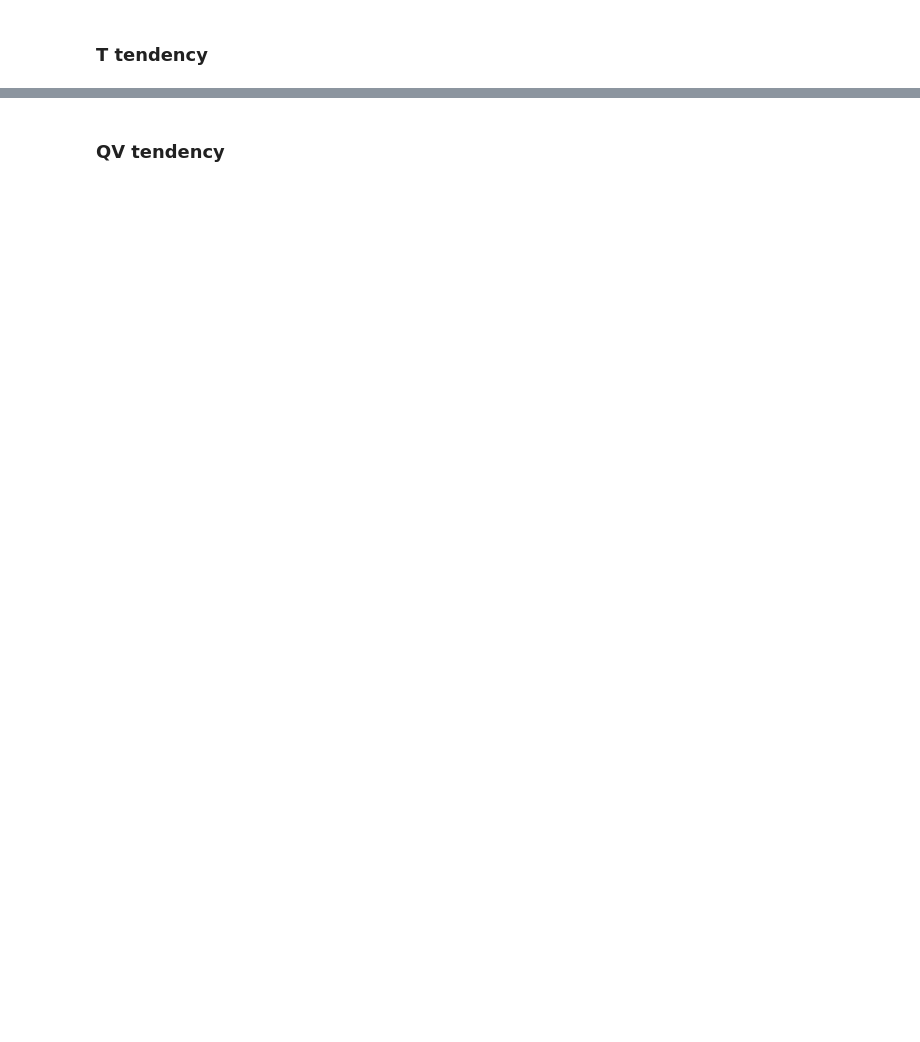
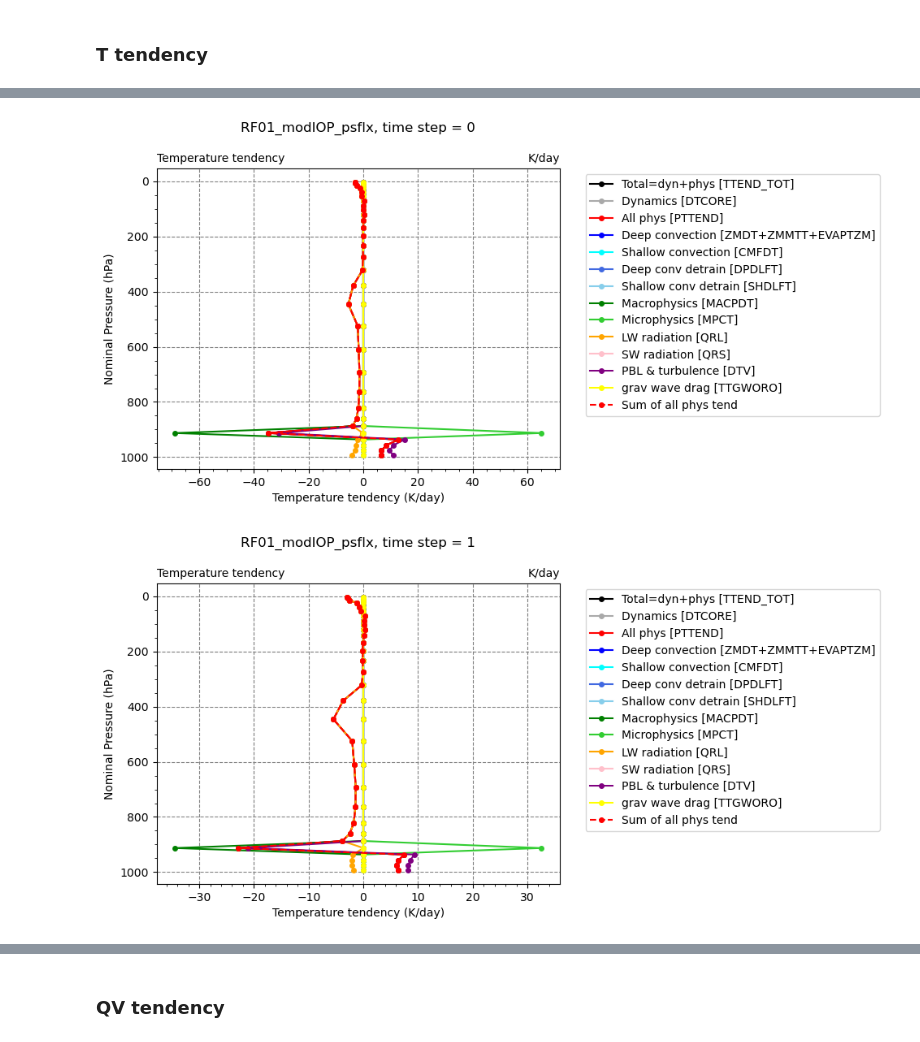
Before and after one commit to yihsuanchen/TaiESM1_Sc_diag, a Jupyter notebook: scam_taiesm1/plot/plot-scm_profiles.ipynb, the cells around one changed output, grey strips where cells are left out. Drawn from its saved outputs; the diff is of its cells as text; code cells hidden in the pictures; blank space fills up the shorter version.

```diff
--- a/scam_taiesm1/plot/plot-scm_profiles.ipynb
+++ b/scam_taiesm1/plot/plot-scm_profiles.ipynb
@@ -499,0 +422,14 @@ plot_scm_profiles (ds_scm, varnames, tt=4, xlabel="Temperature tendency")
+# %%
+varnames = set_profile_varnames('DT_budget')
+
+#tt_steps = [1, 2, 5, 10]
+tt_steps = np.arange(0,6)
+
+choice = "RF01_modIOP_psflx"
+ds_scm = read_scm_ds(choice)
+
+for tt in tt_steps:
+    plot_scm_profiles_Nv1t (ds_scm, varnames, tt=tt, xlabel="Temperature tendency", title=choice)
+# %% [output]
+[figure, added]
+[figure, added]
```
Also changed, not shown: parts of 25 cells of this notebook.
